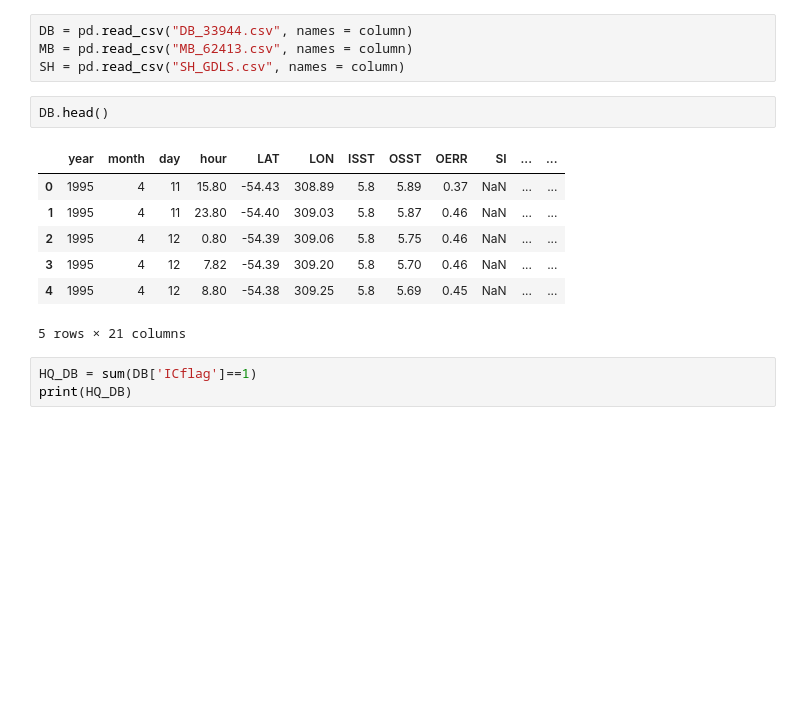
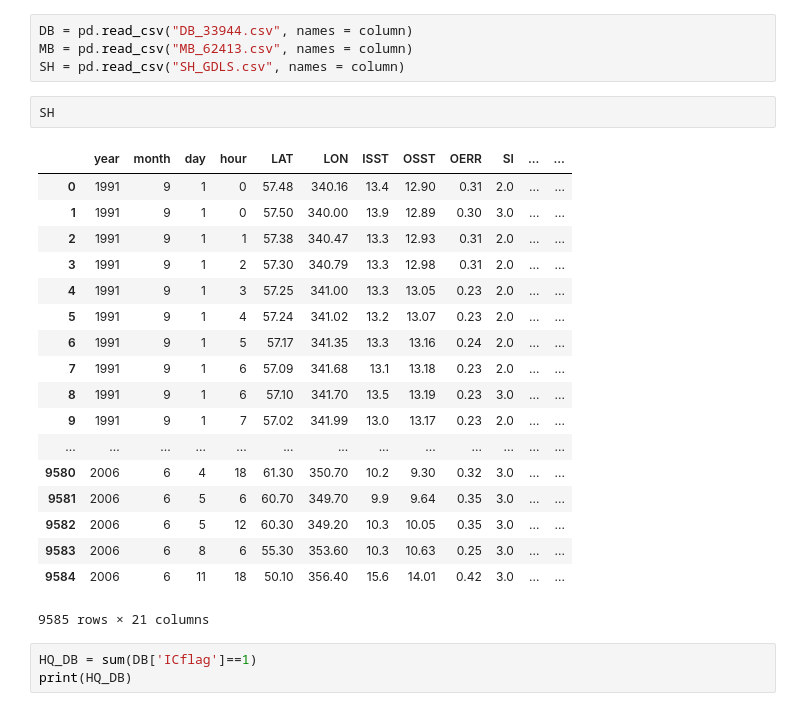
Before and after one commit to adomakor412/Applied_Statistics, a Jupyter notebook: Final/Final_Project_1_data_set.ipynb, the cells around one changed output. Drawn from its saved outputs; the diff is of its cells as text; blank space fills up the shorter version.

```diff
--- a/Final/Final_Project_1_data_set.ipynb
+++ b/Final/Final_Project_1_data_set.ipynb
@@ -44,16 +25,27 @@ len(column)
 DB = pd.read_csv("DB_33944.csv", names = column)
 MB = pd.read_csv("MB_62413.csv", names = column)
 SH = pd.read_csv("SH_GDLS.csv", names = column)
-# %%
-DB.head()
-# %% [output]
-|  | year | month | day | hour | LAT | LON | ISST | OSST | OERR | SI | ... | ... |
-| 0 | 1995 | 4 | 11 | 15.80 | -54.43 | 308.89 | 5.8 | 5.89 | 0.37 | NaN | ... | ... |
-| 1 | 1995 | 4 | 11 | 23.80 | -54.40 | 309.03 | 5.8 | 5.87 | 0.46 | NaN | ... | ... |
-| 2 | 1995 | 4 | 12 | 0.80 | -54.39 | 309.06 | 5.8 | 5.75 | 0.46 | NaN | ... | ... |
-| 3 | 1995 | 4 | 12 | 7.82 | -54.39 | 309.20 | 5.8 | 5.70 | 0.46 | NaN | ... | ... |
-| 4 | 1995 | 4 | 12 | 8.80 | -54.38 | 309.25 | 5.8 | 5.69 | 0.45 | NaN | ... | ... |
-5 rows × 21 columns
+# %%
+SH
+# %% [output]
+|  | year | month | day | hour | LAT | LON | ISST | OSST | OERR | SI | ... | ... |
+| 0 | 1991 | 9 | 1 | 0 | 57.48 | 340.16 | 13.4 | 12.90 | 0.31 | 2.0 | ... | ... |
+| 1 | 1991 | 9 | 1 | 0 | 57.50 | 340.00 | 13.9 | 12.89 | 0.30 | 3.0 | ... | ... |
+| 2 | 1991 | 9 | 1 | 1 | 57.38 | 340.47 | 13.3 | 12.93 | 0.31 | 2.0 | ... | ... |
+| 3 | 1991 | 9 | 1 | 2 | 57.30 | 340.79 | 13.3 | 12.98 | 0.31 | 2.0 | ... | ... |
+| 4 | 1991 | 9 | 1 | 3 | 57.25 | 341.00 | 13.3 | 13.05 | 0.23 | 2.0 | ... | ... |
+| 5 | 1991 | 9 | 1 | 4 | 57.24 | 341.02 | 13.2 | 13.07 | 0.23 | 2.0 | ... | ... |
+| 6 | 1991 | 9 | 1 | 5 | 57.17 | 341.35 | 13.3 | 13.16 | 0.24 | 2.0 | ... | ... |
+| 7 | 1991 | 9 | 1 | 6 | 57.09 | 341.68 | 13.1 | 13.18 | 0.23 | 2.0 | ... | ... |
+| 8 | 1991 | 9 | 1 | 6 | 57.10 | 341.70 | 13.5 | 13.19 | 0.23 | 3.0 | ... | ... |
+| 9 | 1991 | 9 | 1 | 7 | 57.02 | 341.99 | 13.0 | 13.17 | 0.23 | 2.0 | ... | ... |
+| ... | ... | ... | ... | ... | ... | ... | ... | ... | ... | ... | ... | ... |
+| 9580 | 2006 | 6 | 4 | 18 | 61.30 | 350.70 | 10.2 | 9.30 | 0.32 | 3.0 | ... | ... |
+| 9581 | 2006 | 6 | 5 | 6 | 60.70 | 349.70 | 9.9 | 9.64 | 0.35 | 3.0 | ... | ... |
+| 9582 | 2006 | 6 | 5 | 12 | 60.30 | 349.20 | 10.3 | 10.05 | 0.35 | 3.0 | ... | ... |
+| 9583 | 2006 | 6 | 8 | 6 | 55.30 | 353.60 | 10.3 | 10.63 | 0.25 | 3.0 | ... | ... |
+| 9584 | 2006 | 6 | 11 | 18 | 50.10 | 356.40 | 15.6 | 14.01 | 0.42 | 3.0 | ... | ... |
+9585 rows × 21 columns
 # %%
 HQ_DB = sum(DB['ICflag']==1)
 print(HQ_DB)
```
Also changed, not shown: parts of 6 cells of this notebook, 3 other files.
